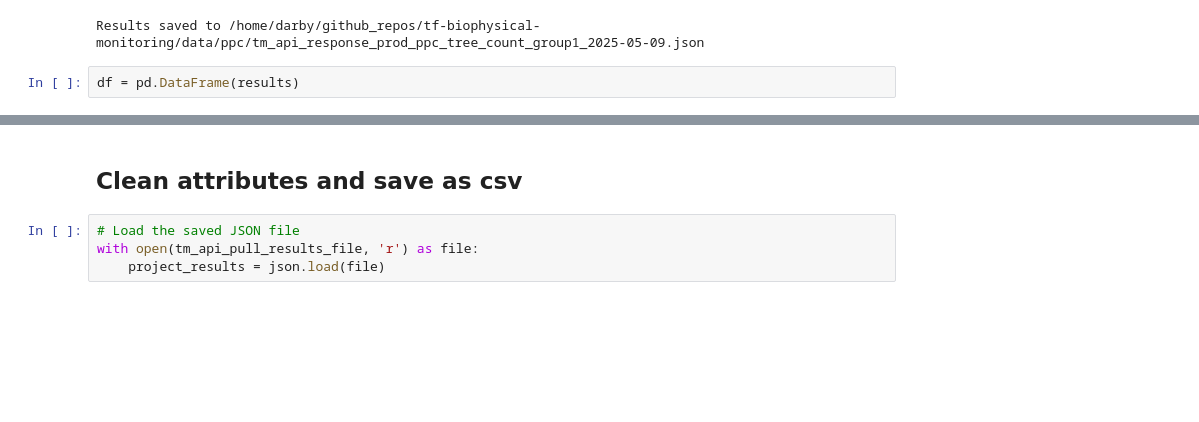
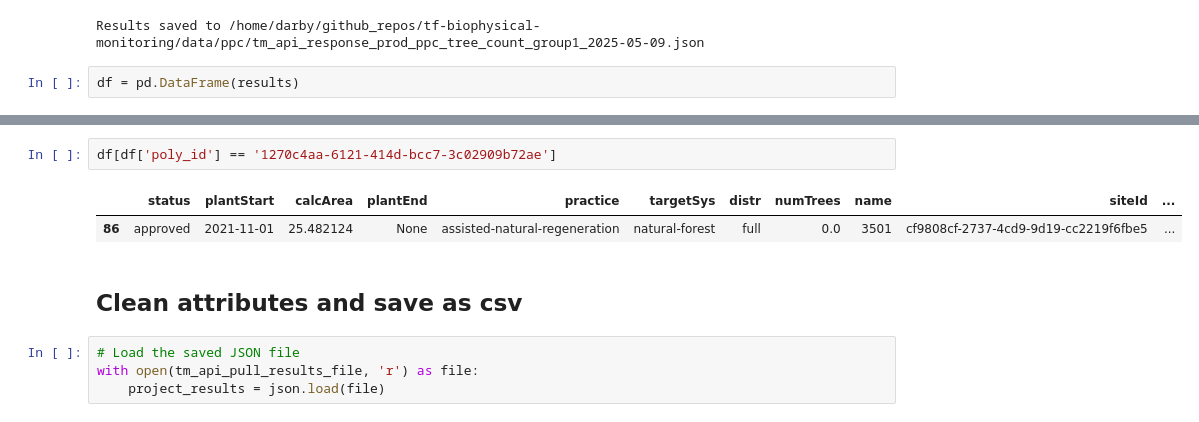
Before and after one commit to wri/decision-tree, a Jupyter notebook: notebooks/ppc-tm-api-pull.ipynb, the cells around one changed output, grey strips where cells are left out. Drawn from its saved outputs; the diff is of its cells as text; blank space fills up the shorter version.

```diff
--- a/notebooks/ppc-tm-api-pull.ipynb
+++ b/notebooks/ppc-tm-api-pull.ipynb
@@ -108,3 +110,8 @@ df has 196 unique polygons
+# %%
+df[df['poly_id'] == '1270c4aa-6121-414d-bcc7-3c02909b72ae']
+# %% [output]
+|  | status | plantStart | calcArea | plantEnd | practice | targetSys | distr | numTrees | name | siteId | ... |
+| 86 | approved | 2021-11-01 | 25.482124 | None | assisted-natural-regeneration | natural-forest | full | 0.0 | 3501 | cf9808cf-2737-4cd9-9d19-cc2219f6fbe5 | ... |
 # %% [markdown]
 ## Clean attributes and save as csv
 # %%
```
Also changed, not shown: parts of 6 cells of this notebook, 1 other file.
